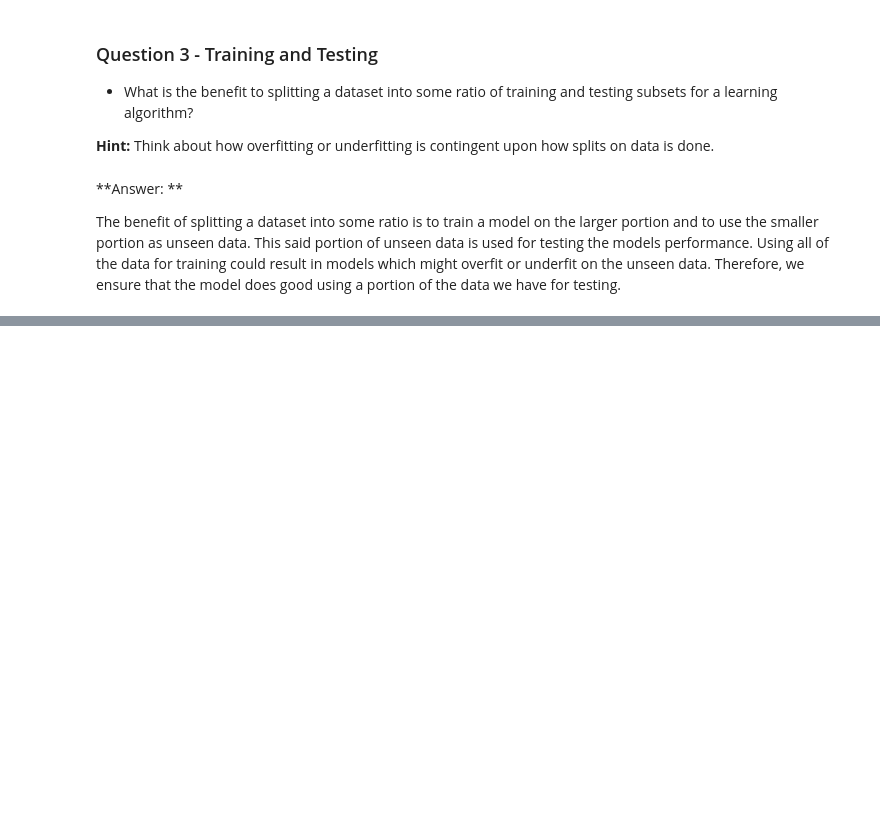
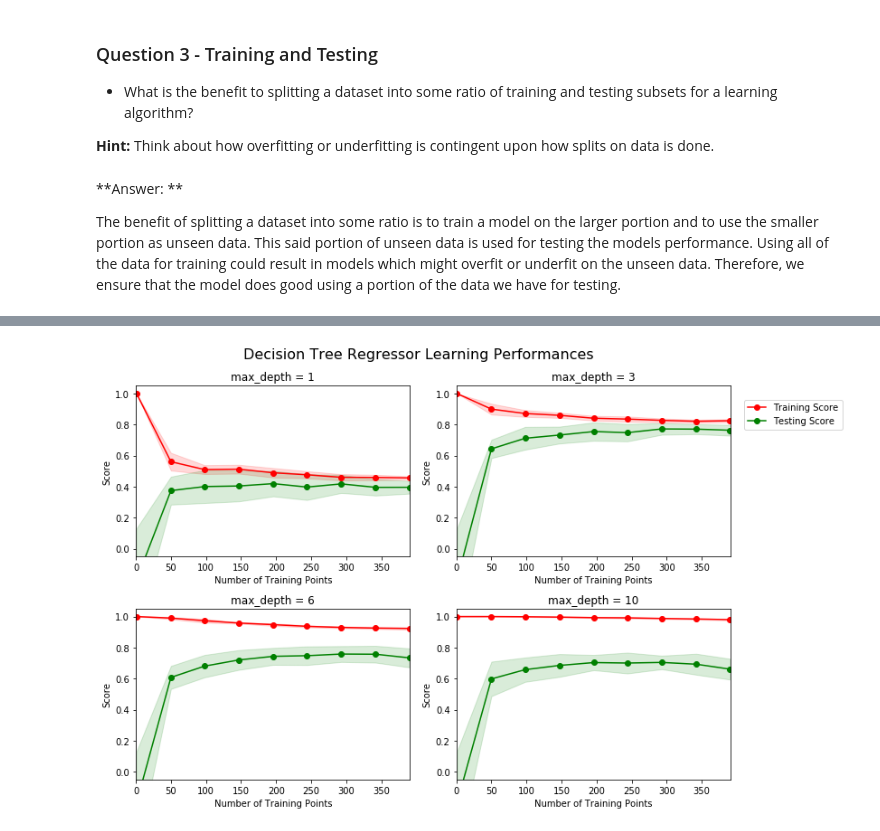
Before and after one commit to girish-sukhwani/Boston-Housing-Prices, a Jupyter notebook: boston_housing_PySpark.ipynb, the cells around one changed output, grey strips where cells are left out. Cells and saved outputs as stored; diff of their text form; code cells hidden in the pictures; blank space fills up the shorter version.

```diff
--- a/boston_housing_PySpark.ipynb
+++ b/boston_housing_PySpark.ipynb
@@ -195,0 +206,5 @@ The benefit of splitting a dataset into some ratio is to train a model on the la
+# %%
+# Produce learning curves for varying training set sizes and maximum depths
+vs.ModelLearning(features.toPandas(), prices.toPandas())
+# %% [output]
+[figure, added]
```
Also changed, not shown: parts of 10 cells of this notebook, 1 other file.
